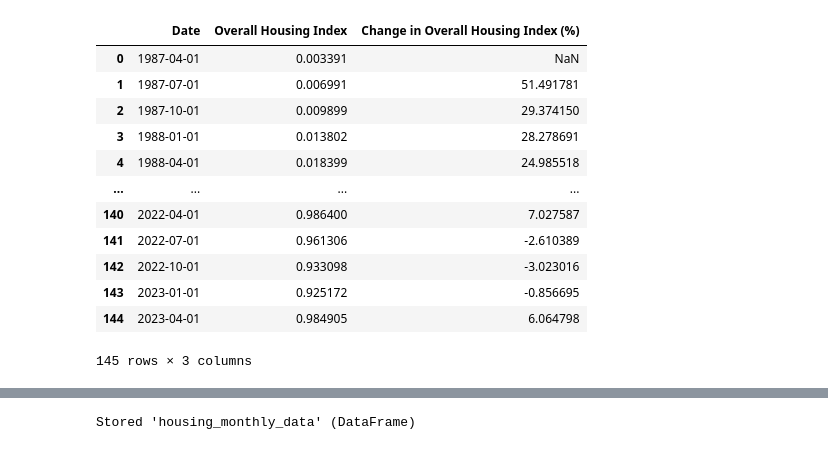
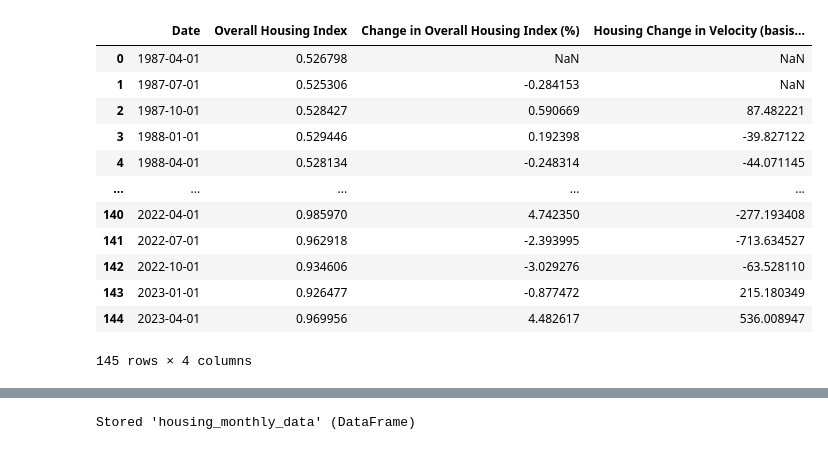
Before and after one commit to deepenrp/to_lock_or_to_float, a Jupyter notebook: housing.ipynb, the cells around one changed output, grey strips where cells are left out. Cells and saved outputs as stored; diff of their text form; code cells hidden in the pictures.

Commit message:
change in velocity

```diff
--- a/housing.ipynb
+++ b/housing.ipynb
@@ -68,9 +66,9 @@ fhfa_hpi_df
 # %%
-# OEHRENWBSHNO - Households; Owners' Equity in Real Estate, Level
-homeowners_equity_df = pd.DataFrame(fred_api_function("OEHRENWBSHNO"))
+# HOEREPHRE - Households; Owners' Equity in Real Estate as a Percentage of Household Real Estate
+homeowners_equity_df = pd.DataFrame(fred_api_function("HOEREPHRE"))
 
 # Rename the 'Value' column to 'Homeowners Owners Equity'
-homeowners_equity_df.rename(columns={'Value': 'Homeowners Owners Equity'}, inplace=True)
+homeowners_equity_df.rename(columns={'Value': 'Homeowners Owners Equity (%)'}, inplace=True)
 
 homeowners_equity_df
 # %% [output]
@@ -117,20 +115,20 @@ case_shiller_min = real_estate_df['Case Shiller HPI'].min()
 case_shiller_max = real_estate_df['Case Shiller HPI'].max()
 fhfa_min = real_estate_df['FHFA HPI'].min()
 fhfa_max = real_estate_df['FHFA HPI'].max()
-equity_min = real_estate_df['Homeowners Owners Equity'].min()
-equity_max = real_estate_df['Homeowners Owners Equity'].max()
+equity_min = real_estate_df['Homeowners Owners Equity (%)'].min()
+equity_max = real_estate_df['Homeowners Owners Equity (%)'].max()
 
 # Calculate Normalization of each feature
 norm_housing_df["Date"] = real_estate_df['Date']
 norm_housing_df["Normalized Case Shiller Index"] = (real_estate_df['Case Shiller HPI'] - case_shiller_min) / (case_shiller_max - case_shiller_min)
 norm_housing_df["Normalized FHFA HPI"] = (real_estate_df['FHFA HPI'] - fhfa_min) / (fhfa_max - fhfa_min)
-norm_housing_df["Normalized Homeowners Owners Equity"] = (real_estate_df['Homeowners Owners Equity'] - equity_min) / (equity_max - equity_min)
+norm_housing_df["Normalized Homeowners Owners Equity (%)"] = (real_estate_df['Homeowners Owners Equity (%)'] - equity_min) / (equity_max - equity_min)
 
 # How each feature contributes to the Housing Index needs to be weighted to provide a single number for the Housing Index contribution to the algorithm
 # Note:- The corresponding weights are 20%, 20%, and 60% results in the total of 100%
 norm_housing_df["Overall Housing Index"] = (norm_housing_df["Normalized Case Shiller Index"] * 0.20) +    \
                                                 (norm_housing_df["Normalized FHFA HPI"] * 0.20) +  \
-                                                (norm_housing_df["Normalized Homeowners Owners Equity"] * (0.60))
+                                                (norm_housing_df["Normalized Homeowners Owners Equity (%)"] * (0.60))
 
 # Overall Index started at 0. Drop the first row for the change dataframe
 norm_housing_df = norm_housing_df.drop(0).reset_index(drop=True)
@@ -194,29 +191,33 @@ fig.update_layout(
 # %%
 # Plot Overall Housing Index Change
 norm_housing_change_df = pd.DataFrame()
-
 
 norm_housing_change_df["Date"] = norm_housing_df["Date"]
 norm_housing_change_df["Overall Housing Index"] = norm_housing_df["Overall Housing Index"]
 norm_housing_change_df["Change in Overall Housing Index (%)"] = ((norm_housing_df["Overall Housing Index"] -  \
                                                         norm_housing_df["Overall Housing Index"].shift(1)) /  \
                                                         norm_housing_df["Overall Housing Index"]) * 100
 
+# Calculate Change in Velocity
+norm_housing_change_df["Housing Change in Velocity (basis points)"] = (norm_housing_change_df["Change in Overall Housing Index (%)"] -  \
+                                                    norm_housing_change_df["Change in Overall Housing Index (%)"].shift(1)) * 100
 norm_housing_change_df
+
+norm_housing_change_df
 # %% [output]
-|  | Date | Overall Housing Index | Change in Overall Housing Index (%) |
-| 0 | 1987-04-01 | 0.003391 | NaN |
-| 1 | 1987-07-01 | 0.006991 | 51.491781 |
-| 2 | 1987-10-01 | 0.009899 | 29.374150 |
-| 3 | 1988-01-01 | 0.013802 | 28.278691 |
-| 4 | 1988-04-01 | 0.018399 | 24.985518 |
-| ... | ... | ... | ... |
-| 140 | 2022-04-01 | 0.986400 | 7.027587 |
-| 141 | 2022-07-01 | 0.961306 | -2.610389 |
-| 142 | 2022-10-01 | 0.933098 | -3.023016 |
-| 143 | 2023-01-01 | 0.925172 | -0.856695 |
-| 144 | 2023-04-01 | 0.984905 | 6.064798 |
+|  | Date | Overall Housing Index | Change in Overall Housing Index (%) | Housing Change in Velocity (basis... |
+| 0 | 1987-04-01 | 0.526798 | NaN | NaN |
+| 1 | 1987-07-01 | 0.525306 | -0.284153 | NaN |
+| 2 | 1987-10-01 | 0.528427 | 0.590669 | 87.482221 |
+| 3 | 1988-01-01 | 0.529446 | 0.192398 | -39.827122 |
+| 4 | 1988-04-01 | 0.528134 | -0.248314 | -44.071145 |
+| ... | ... | ... | ... | ... |
+| 140 | 2022-04-01 | 0.985970 | 4.742350 | -277.193408 |
+| 141 | 2022-07-01 | 0.962918 | -2.393995 | -713.634527 |
+| 142 | 2022-10-01 | 0.934606 | -3.029276 | -63.528110 |
+| 143 | 2023-01-01 | 0.926477 | -0.877472 | 215.180349 |
+| 144 | 2023-04-01 | 0.969956 | 4.482617 | 536.008947 |
-145 rows × 3 columns
+145 rows × 4 columns
 # %%
 # Function to convert quarterly data to monthly data for Overall Housing Index
 
```
Also changed, not shown: parts of 9 cells of this notebook, 1 other file.
